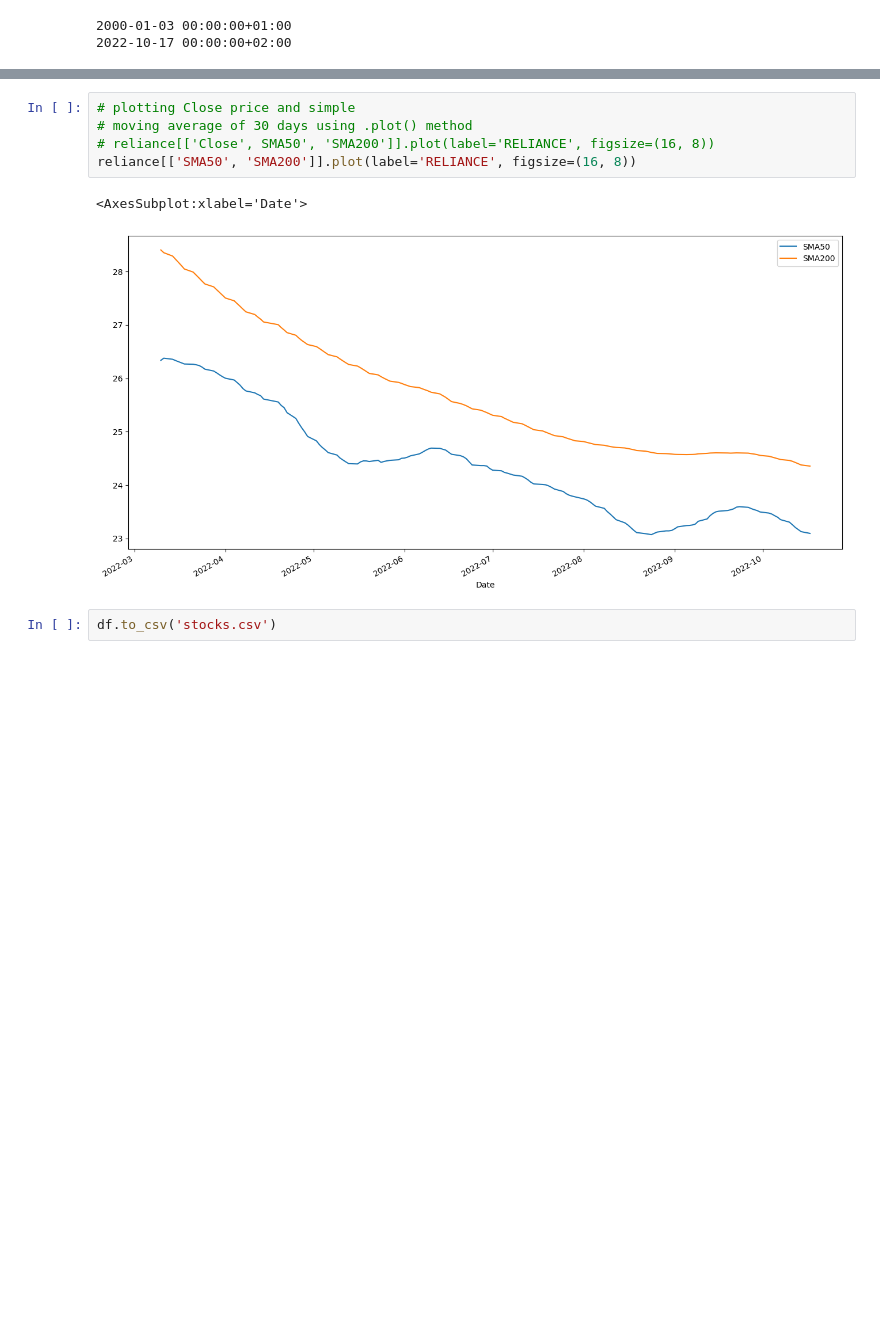
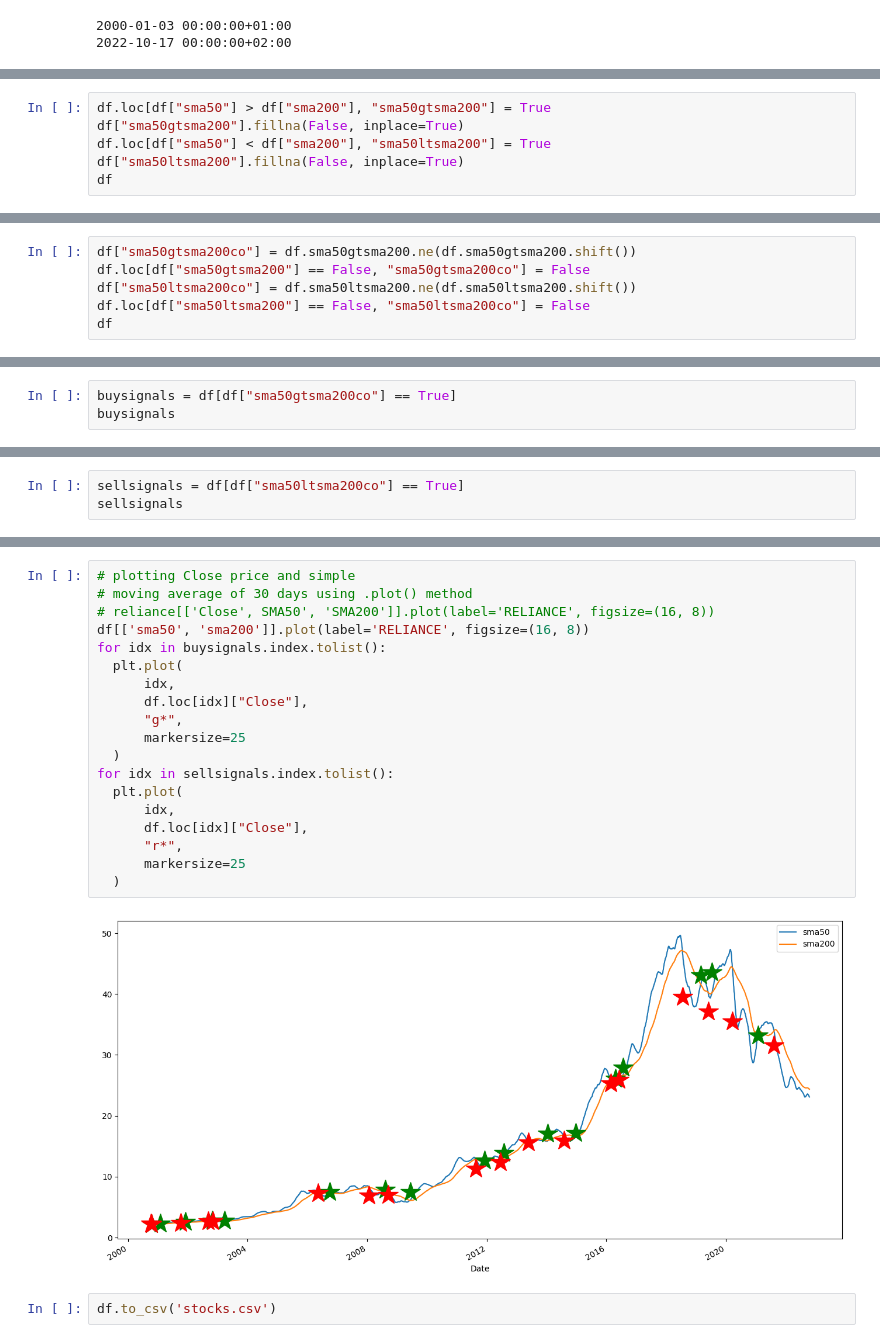
Before and after one commit to raoulbia/trading, a Jupyter notebook: sma200_v1.ipynb, the cells around one changed output, grey strips where cells are left out. Drawn from its saved outputs; the diff is of its cells as text; blank space fills up the shorter version.

```diff
--- a/sma200_v1.ipynb
+++ b/sma200_v1.ipynb
@@ -113,0 +116,6 @@ reliance
+# %%
+df.loc[df["sma50"] > df["sma200"], "sma50gtsma200"] = True
+df["sma50gtsma200"].fillna(False, inplace=True)
+df.loc[df["sma50"] < df["sma200"], "sma50ltsma200"] = True
+df["sma50ltsma200"].fillna(False, inplace=True)
+df
@@ -113,0 +137,6 @@ reliance
+# %%
+df["sma50gtsma200co"] = df.sma50gtsma200.ne(df.sma50gtsma200.shift())
+df.loc[df["sma50gtsma200"] == False, "sma50gtsma200co"] = False
+df["sma50ltsma200co"] = df.sma50ltsma200.ne(df.sma50ltsma200.shift())
+df.loc[df["sma50ltsma200"] == False, "sma50ltsma200co"] = False
+df
@@ -113,0 +158,3 @@ reliance
+# %%
+buysignals = df[df["sma50gtsma200co"] == True]
+buysignals
@@ -113,0 +181,3 @@ reliance
+# %%
+sellsignals = df[df["sma50ltsma200co"] == True]
+sellsignals
@@ -114,11 +203,24 @@ reliance
 # %%
 # plotting Close price and simple
 # moving average of 30 days using .plot() method
 # reliance[['Close', SMA50', 'SMA200']].plot(label='RELIANCE', figsize=(16, 8))
-reliance[['SMA50', 'SMA200']].plot(label='RELIANCE', figsize=(16, 8))
+df[['sma50', 'sma200']].plot(label='RELIANCE', figsize=(16, 8))
+for idx in buysignals.index.tolist():
+  plt.plot(
+      idx,
+      df.loc[idx]["Close"],
+      "g*",
+      markersize=25
+  )
+for idx in sellsignals.index.tolist():
+  plt.plot(
+      idx,
+      df.loc[idx]["Close"],
+      "r*",
+      markersize=25
+  )
 # %% [output]
-<AxesSubplot:xlabel='Date'>
-[figure, old version]
+[figure, new version]
 # %%
 df.to_csv('stocks.csv')
 # %%
```
Also changed, not shown: parts of 9 cells of this notebook.
